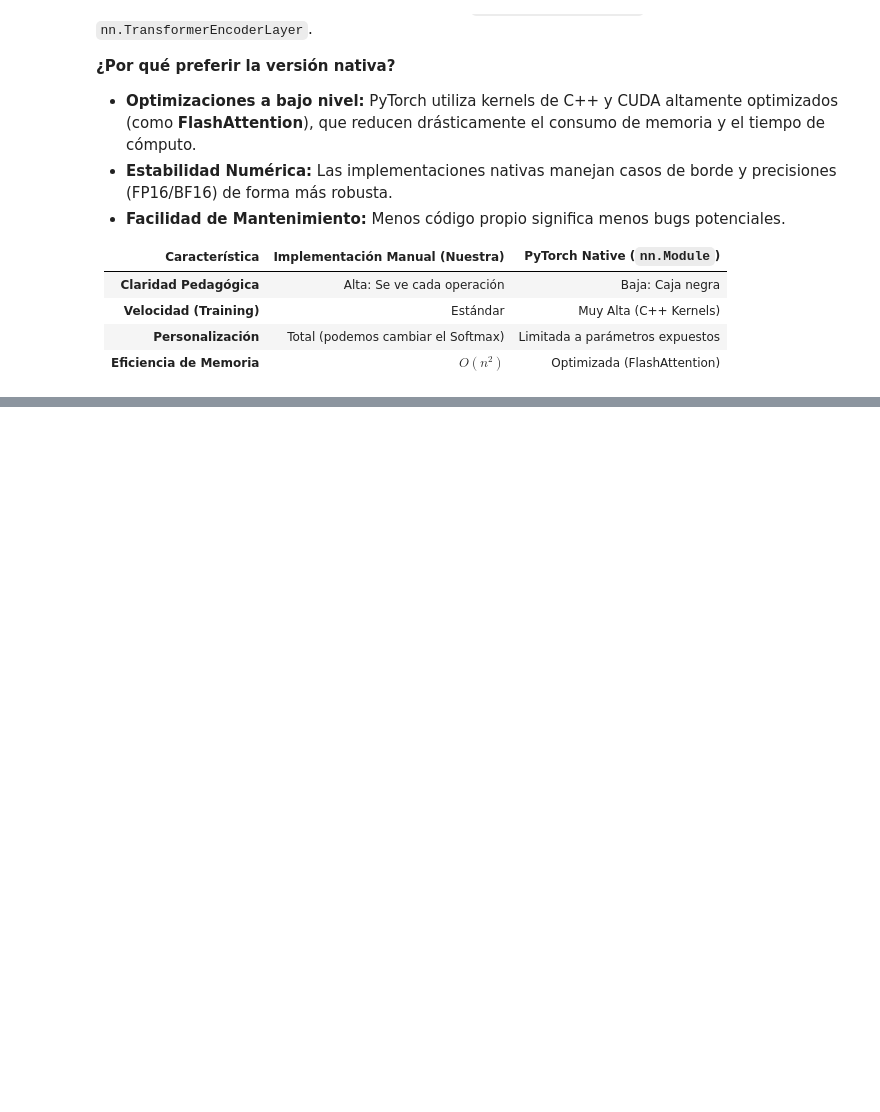
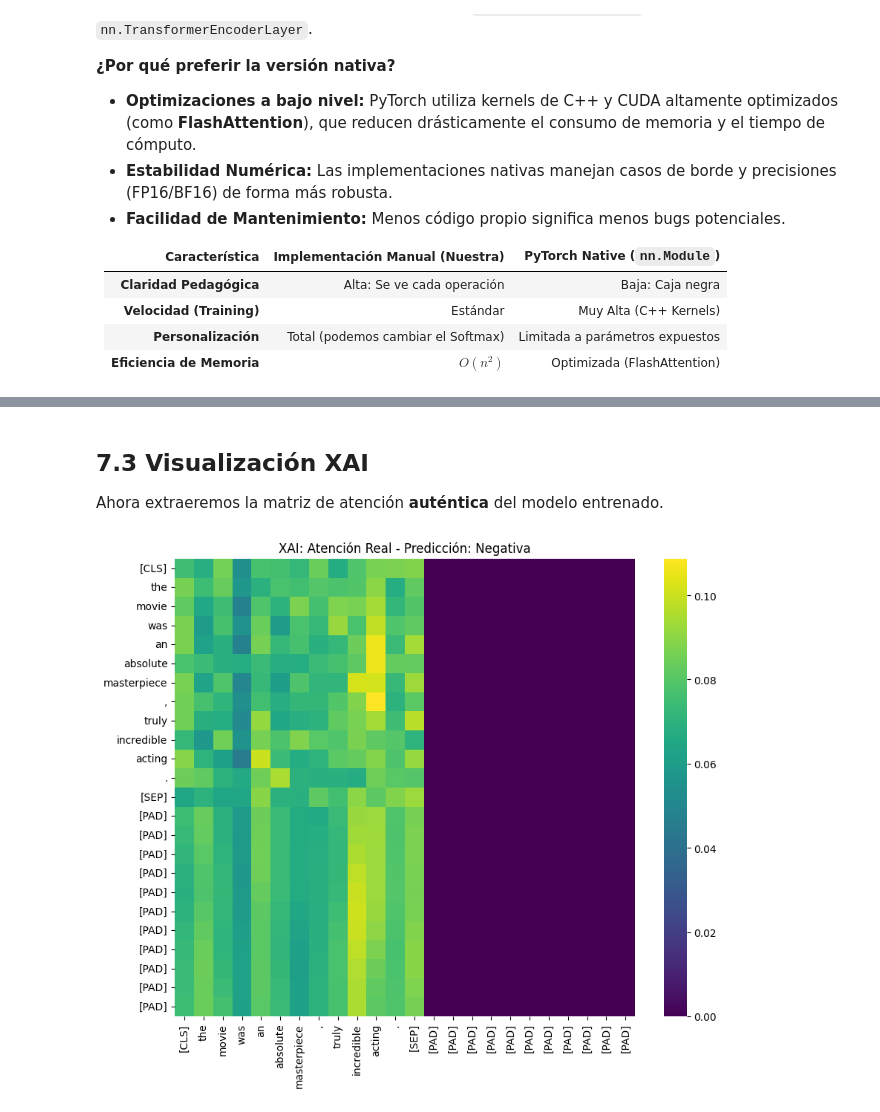
Before and after one commit to UN-GCPDS/ProcesamientoLenguajeNatural, a Jupyter notebook: Clase 6/Clase 6.ipynb, the cells around one changed output, grey strips where cells are left out. Saved outputs shown, nothing was run; the diff lists cells and outputs as text; code cells hidden in the pictures; blank space fills up the shorter version.

```diff
--- a/Clase 6/Clase 6.ipynb
+++ b/Clase 6/Clase 6.ipynb
@@ -422,21 +431,0 @@ Añadiremos una "cabeza" de clasificación sobre nuestro Encoder. Usualmente, pa
-# %%
-class TransformerClassifier(nn.Module):
-    def __init__(self, vocab_size, d_model, num_heads, d_ff, num_layers, num_classes, max_len=512):
-        super(TransformerClassifier, self).__init__()
-
-        self.encoder = TransformerEncoder(vocab_size, d_model, num_heads, d_ff, num_layers, max_len)
-
-        # Capa de salida: Proyectamos la representación del primer token al número de clases
-        self.classifier = nn.Linear(d_model, num_classes)
-
-    def forward(self, x, mask=None):
-        # 1. Obtenemos las representaciones contextuales: (batch, seq_len, d_model)
-        context_vectors = self.encoder(x, mask)
-
-        # 2. Global Average Pooling: Promediamos la información de toda la secuencia
-        # También se podría usar solo el primer token: context_vectors[:, 0, :]
-        pooled_output = torch.mean(context_vectors, dim=1)
-
-        # 3. Clasificación final
-        logits = self.classifier(pooled_output)
-        return logits
@@ -486,0 +541,29 @@ Hemos pasado de la limitación de memoria de las RNN a una arquitectura purament
+# %% [markdown]
+## 7.3 Visualización XAI
+Ahora extraeremos la matriz de atención **auténtica** del modelo entrenado.
+# %%
+def plot_real_attention(model, sentence, tokenizer, device):
+    model.eval()
+    inputs = tokenizer(sentence, return_tensors="pt", padding="max_length", truncation=True, max_length=24).to(device)
+    ids = inputs['input_ids']
+    mask = (ids != tokenizer.pad_token_id).unsqueeze(1).unsqueeze(2)
+
+    with torch.no_grad():
+        logits, attn_weights = model(ids, mask)
+        prediction = torch.argmax(logits, dim=-1).item()
+
+    # attn_weights shape: (batch, heads, seq_len, seq_len)
+    # Promediamos las cabezas de atención para ver el enfoque global
+    avg_attention = attn_weights[0].mean(dim=0).cpu().numpy()
+    tokens = tokenizer.convert_ids_to_tokens(ids[0])
+
+    plt.figure(figsize=(10, 8))
+    sns.heatmap(avg_attention, xticklabels=tokens, yticklabels=tokens, cmap='viridis')
+    plt.title(f"XAI: Atención Real - Predicción: {'Positiva' if prediction == 1 else 'Negativa'}")
+    plt.show()
+
+# Probamos con una frase cargada de sentimiento
+test_sentence = "The movie was an absolute masterpiece, truly incredible acting."
+plot_real_attention(model, test_sentence, tokenizer, device)
+# %% [output]
+[figure, added]
```
Also changed, not shown: parts of 15 cells of this notebook, 2 other files.
